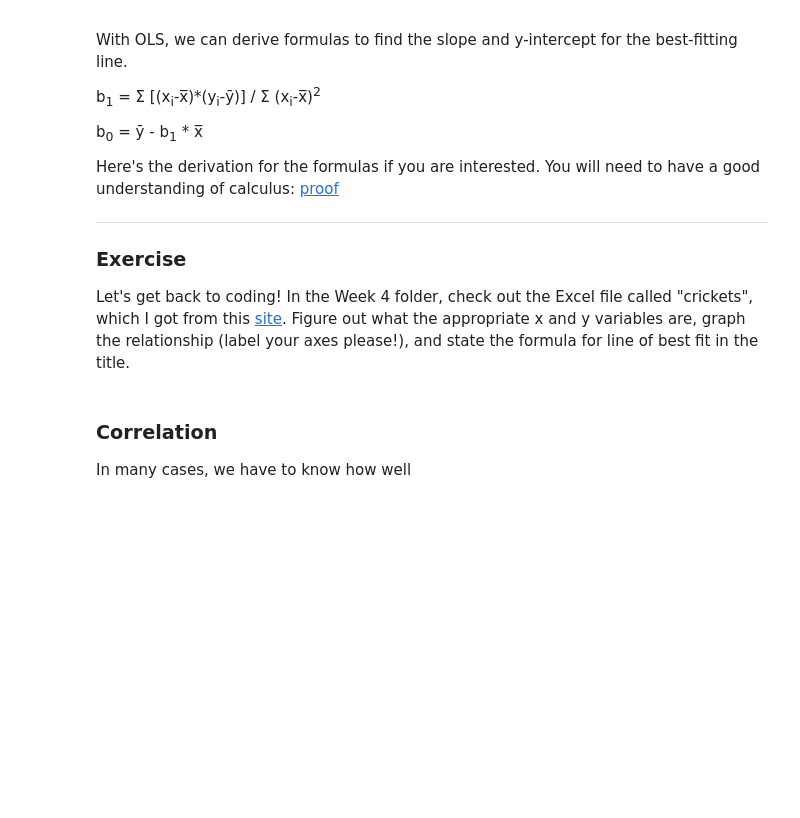
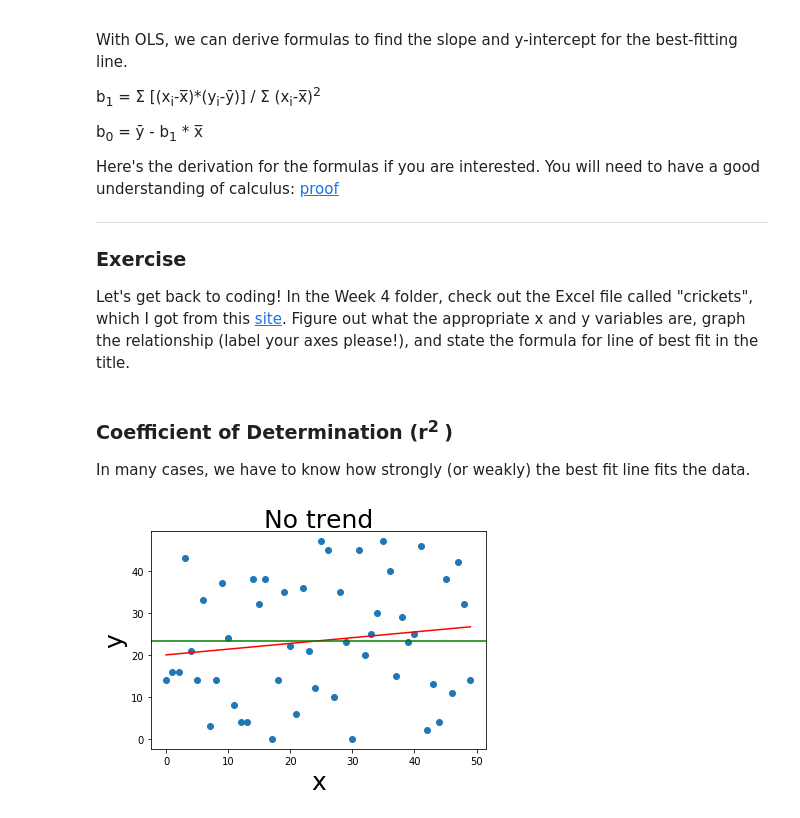
Before and after one commit to kpivert/node, a Jupyter notebook: Week_4/Regression Analysis in Python.ipynb, the cells around one changed output. Saved outputs shown, nothing was run; the diff lists cells and outputs as text; code cells hidden in the pictures; blank space fills up the shorter version.

```diff
--- a/Week_4/Regression Analysis in Python.ipynb
+++ b/Week_4/Regression Analysis in Python.ipynb
@@ -155,5 +155,28 @@ ___
 Let's get back to coding!
 In the Week 4 folder, check out the Excel file called "crickets", which I got from this [site](http://college.cengage.com/mathematics/brase/understandable_statistics/7e/students/datasets/slr/frames/frame.html). Figure out what the appropriate x and y variables are, graph the relationship (label your axes please!), and state the formula for line of best fit in the title.
 # %% [markdown]
-### Correlation
-In many cases, we have to know how well
+### Coefficient of Determination (r<sup>2 </sup>)
+In many cases, we have to know how strongly (or weakly) the best fit line fits the data.
+# %%
+x = np.arange(0,50)
+y = np.random.randint(0,50, 50)
+plt.xlabel("x", fontsize=25)
+plt.ylabel("y", fontsize=25)
+plt.title("No trend",fontsize=25)
+plt.scatter(x, y)
+
+params = np.polyfit(x,y,1)
+slope = params[0]
+y_intercept = params[1]
+
+y_hat = y_intercept+slope*x
+
+# best fit line
+plt.plot(x, y_hat, color="red")
+
+# average y line (y_bar)
+plt.axhline(y=np.mean(y), color = "green")
+
+plt.show()
+# %% [output]
+[figure, added]
```
Also changed, not shown: parts of 7 cells of this notebook, 1 other file.
